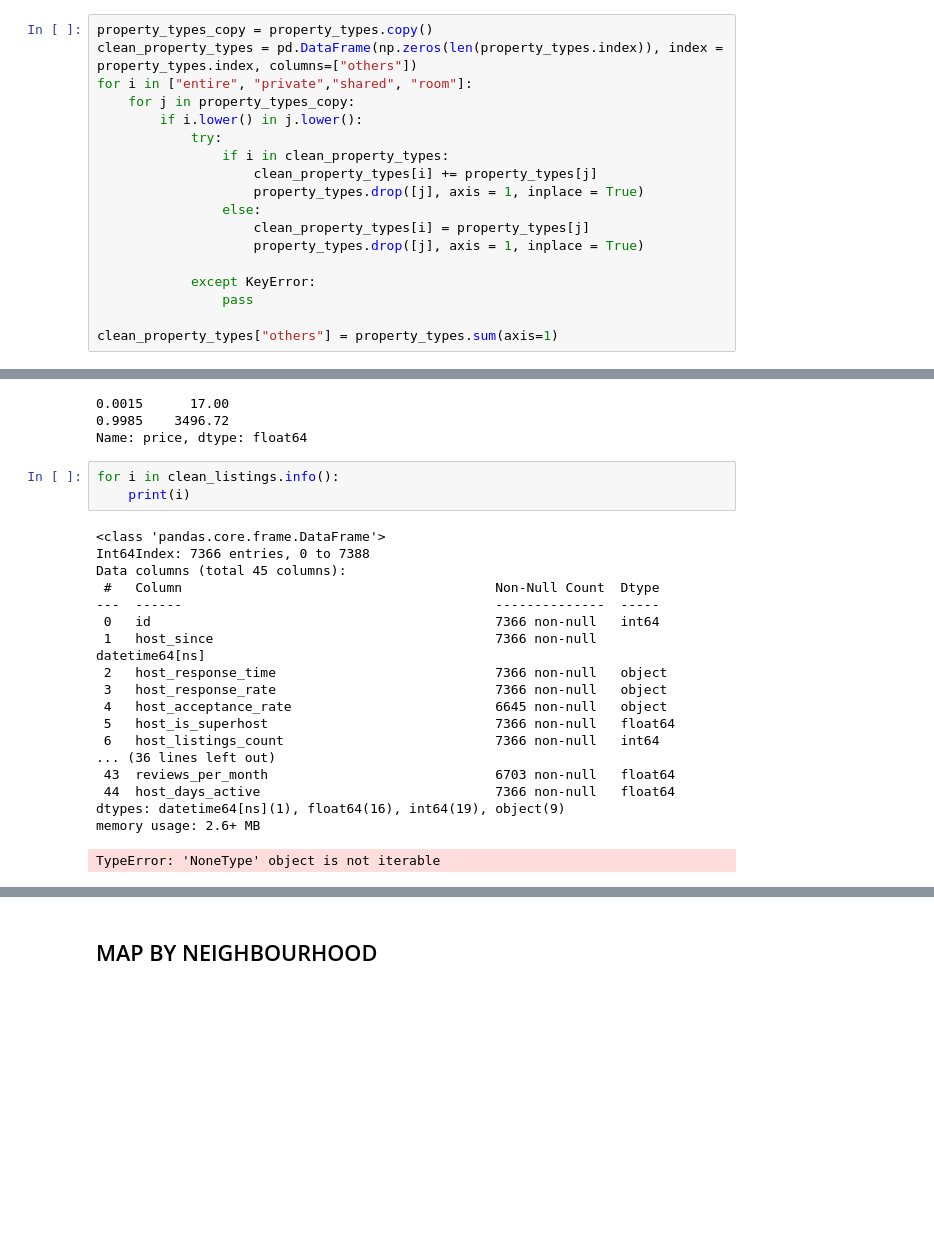
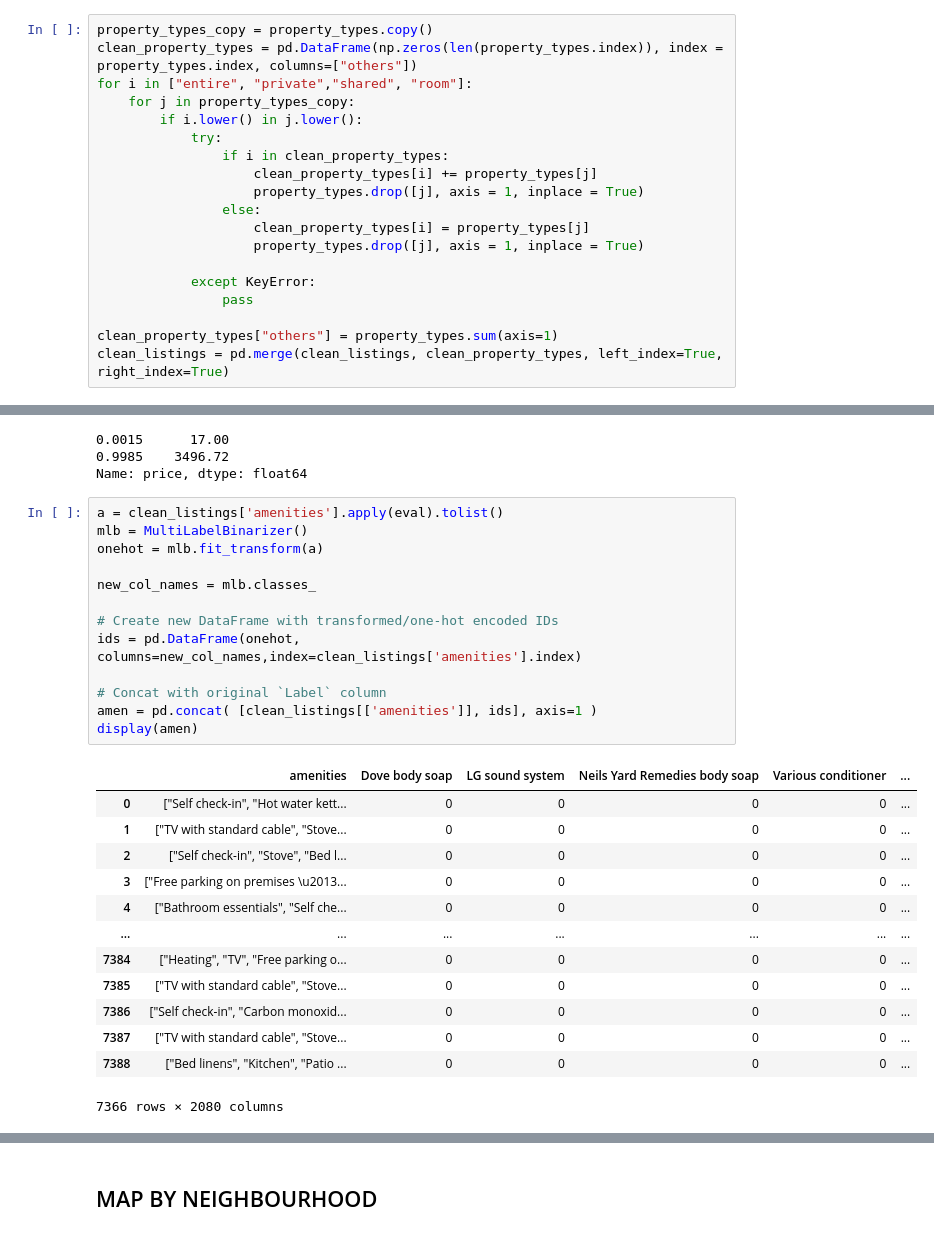
Before and after one commit to Anant-K-Gupta/AirBnbProject, a Jupyter notebook: airbnb.ipynb, the cells around one changed output, grey strips where cells are left out. Saved outputs shown, nothing was run; the diff lists cells and outputs as text; blank space fills up the shorter version.

```diff
--- a/airbnb.ipynb
+++ b/airbnb.ipynb
@@ -248,6 +249,7 @@ for i in ["entire", "private","shared", "room"]:
                 pass
 
 clean_property_types["others"] = property_types.sum(axis=1)
+clean_listings = pd.merge(clean_listings, clean_property_types, left_index=True, right_index=True)
 # %%
 clean_property_types.value_counts()
 # %% [output]
@@ -288,25 +290,30 @@ clean_listings = clean_listings[clean_listings['price']<=high]
 0.0015      17.00
 0.9985    3496.72
 Name: price, dtype: float64
-# %%
-for i in clean_listings.info():
-    print(i)
-# %% [output]
-<class 'pandas.core.frame.DataFrame'>
-Int64Index: 7366 entries, 0 to 7388
-Data columns (total 45 columns):
- #   Column                                        Non-Null Count  Dtype
----  ------                                        --------------  -----
- 0   id                                            7366 non-null   int64
- 1   host_since                                    7366 non-null   datetime64[ns]
- 2   host_response_time                            7366 non-null   object
- 3   host_response_rate                            7366 non-null   object
- 4   host_acceptance_rate                          6645 non-null   object
- 5   host_is_superhost                             7366 non-null   float64
- 6   host_listings_count                           7366 non-null   int64
-... (36 lines left out)
- 43  reviews_per_month                             6703 non-null   float64
- 44  host_days_active                              7366 non-null   float64
-dtypes: datetime64[ns](1), float64(16), int64(19), object(9)
-memory usage: 2.6+ MB
-TypeError: 'NoneType' object is not iterable
+# %%
+a = clean_listings['amenities'].apply(eval).tolist()
+mlb = MultiLabelBinarizer()
+onehot = mlb.fit_transform(a)
+
+new_col_names = mlb.classes_
+
+# Create new DataFrame with transformed/one-hot encoded IDs
+ids = pd.DataFrame(onehot, columns=new_col_names,index=clean_listings['amenities'].index)
+
+# Concat with original `Label` column
+amen = pd.concat( [clean_listings[['amenities']], ids], axis=1 )
+display(amen)
+# %% [output]
+|  | amenities | Dove body soap | LG sound system | Neils Yard Remedies body soap | Various conditioner | ... |
+| 0 | ["Self check-in", "Hot water kett... | 0 | 0 | 0 | 0 | ... |
+| 1 | ["TV with standard cable", "Stove... | 0 | 0 | 0 | 0 | ... |
+| 2 | ["Self check-in", "Stove", "Bed l... | 0 | 0 | 0 | 0 | ... |
+| 3 | ["Free parking on premises \u2013... | 0 | 0 | 0 | 0 | ... |
+| 4 | ["Bathroom essentials", "Self che... | 0 | 0 | 0 | 0 | ... |
+| ... | ... | ... | ... | ... | ... | ... |
+| 7384 | ["Heating", "TV", "Free parking o... | 0 | 0 | 0 | 0 | ... |
+| 7385 | ["TV with standard cable", "Stove... | 0 | 0 | 0 | 0 | ... |
+| 7386 | ["Self check-in", "Carbon monoxid... | 0 | 0 | 0 | 0 | ... |
+| 7387 | ["TV with standard cable", "Stove... | 0 | 0 | 0 | 0 | ... |
+| 7388 | ["Bed linens", "Kitchen", "Patio ... | 0 | 0 | 0 | 0 | ... |
+7366 rows × 2080 columns
```
Also changed, not shown: parts of 6 cells of this notebook, 1 other file.
